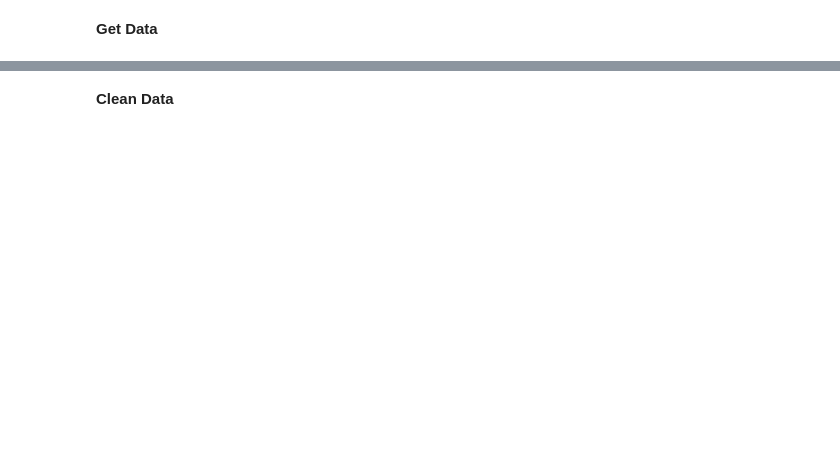
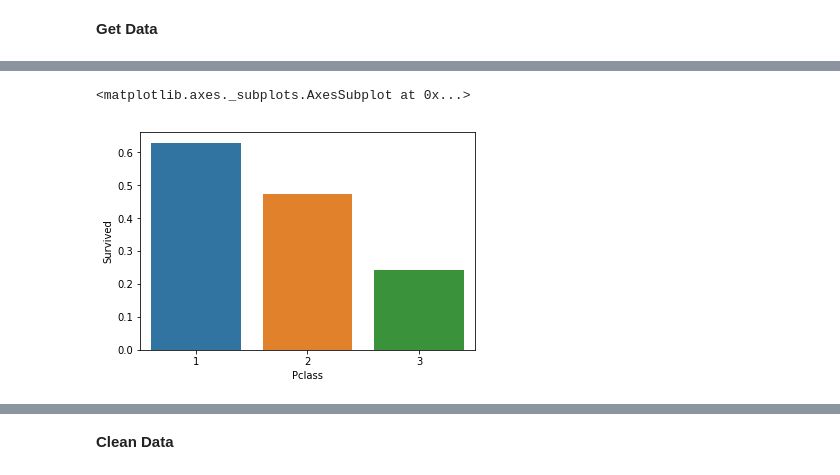
Before and after one commit to forgetz/KaggleTitanic, a Jupyter notebook: titanic.ipynb, the cells around one changed output, grey strips where cells are left out. Cells and saved outputs as stored; diff of their text form; code cells hidden in the pictures; blank space fills up the shorter version.

```diff
--- a/titanic.ipynb
+++ b/titanic.ipynb
@@ -19,7 +22,7 @@ from sklearn.tree import DecisionTreeClassifier
 # %% [markdown]
 **Get Data**
 # %%
-test_df = pd.read_csv('../input/test.csv')
-train_df = pd.read_csv('../input/train.csv')
+test_df = pd.read_csv('./data/test.csv')
+train_df = pd.read_csv('./data/train.csv')
 combine = [train_df, test_df]
 train_df.shape, test_df.shape
@@ -34,3 +73,7 @@ train_df.isnull().any()
 # %%
-train_df[['Pclass', 'Survived']].groupby(['Pclass'], as_index=False).mean()
+pclass_survived = train_df[['Pclass', 'Survived']].groupby(['Pclass'], as_index=False).mean()
+sns.barplot('Pclass', 'Survived', data = pclass_survived)
+# %% [output]
+<matplotlib.axes._subplots.AxesSubplot at 0x...>
+[figure, added]
 # %%
```
Also changed, not shown: parts of 34 cells of this notebook.
